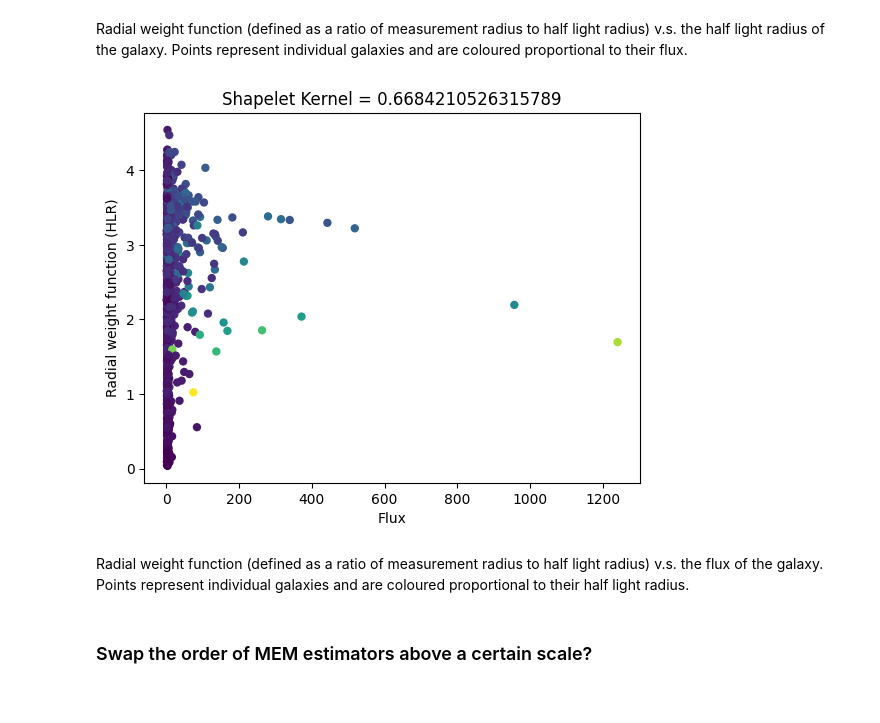
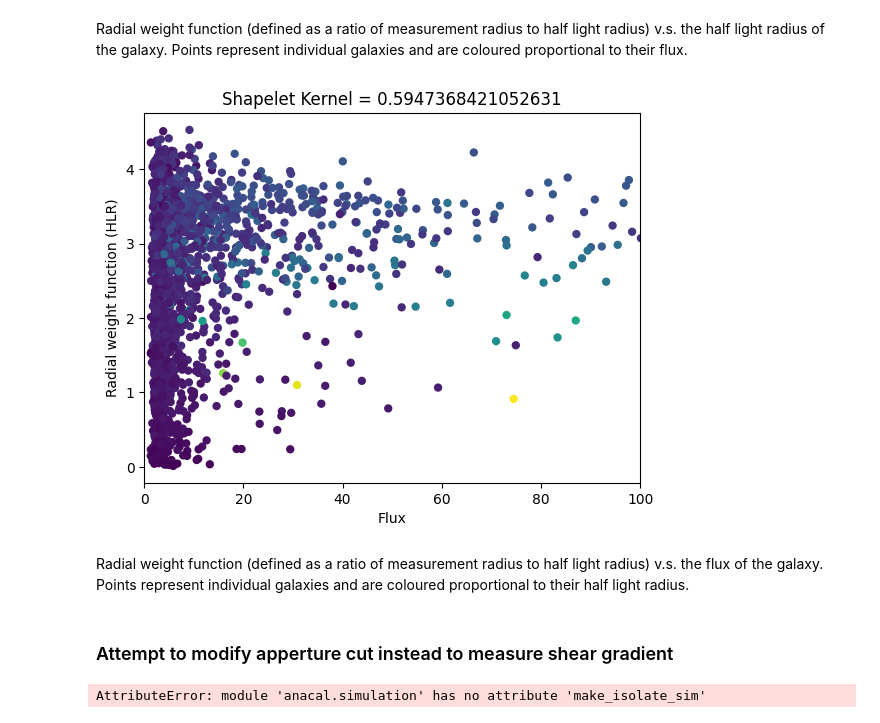
Before and after one commit to CMacM/FPFS-project, a Jupyter notebook: radial_weight_function_testing.ipynb, the cells around one changed output. Saved outputs shown, nothing was run; the diff lists cells and outputs as text; code cells hidden in the pictures.

```diff
--- a/radial_weight_function_testing.ipynb
+++ b/radial_weight_function_testing.ipynb
@@ -100,3 +134,6 @@ seeing = 0.67
 psf = galsim.Moffat(beta=3.5, fwhm=seeing, trunc=seeing*4)
 rcut = 16
 psf_data = psf.shift(0.5*scale, 0.5*scale).drawImage(nx=nn, ny=nn, scale=scale, method='auto')
+rpp = psf.scale_radius
+beta_max = 0.99*rpp
+print(0.4*2.3, 0.67)
@@ -103,6 +142,6 @@ psf_data = psf.shift(0.5*scale, 0.5*scale).drawImage(nx=nn, ny=nn, scale=scale,
 # %%
 # FPFS measurement function
-def test_kernel_size(sigma_arcsec, psf_arr, gal_scene, scale, nx, ny, rcut, true_shear=None):
+def test_kernel_size(sigma_arcsec, psf_arr, gal_scene, scale, nx, ny, true_shear=None, get_mms=False):
 
     # initialize FPFS shear measurement task
     fpTask = fpfs.image.measure_source(psf_arr, sigma_arcsec=sigma_arcsec, pix_scale=scale)
@@ -128,6 +167,23 @@ def test_kernel_size(sigma_arcsec, psf_arr, gal_scene, scale, nx, ny, rcut, true
 
     if true_shear is not None:
         m_bias = abs(shear - true_shear)/true_shear
-        return coords, shear, m_bias, ells
+        if get_mms:
+            return coords, shear, m_bias, ells, mms
+        else:
+            return coords, shear, m_bias, ells
 
-    return coords, shear, ells
+    if get_mms:
+        return coords, shear, ells, mms
+    else:
+        return coords, shear, ells
+# %%
+coords, shear, ells, mms = test_kernel_size(
+                            0.5,
+                            psf_data.array,
+                            gal_scene,
+                            scale,
+                            nn,
+                            nn,
+                            true_shear=None,
+                            get_mms=True
+                        )
@@ -134,10 +198,11 @@ def test_kernel_size(sigma_arcsec, psf_arr, gal_scene, scale, nx, ny, rcut, true
 # %%
-kernels = np.linspace(0.3, 1.0, 20)
+kernels = np.linspace(0.3, beta_max, 20)
 rwfs = np.zeros((len(kernels), ngals))
 sample_shears = np.zeros((len(kernels)))
 larger_shears = np.zeros((len(kernels)))
 smaller_shears = np.zeros((len(kernels)))
-
+per_gal_shears = np.zeros((len(kernels), ngals))
+per_gal_resp = np.zeros((len(kernels), ngals))
 for i in trange(len(kernels)):
     coords, shear, ells = test_kernel_size(
                                 kernels[i],
@@ -145,8 +210,7 @@ for i in trange(len(kernels)):
                                 gal_scene,
                                 scale,
                                 nn,
-                                nn,
-                                rcut,
+                                nn
                             )
 
     sample_shears[i] = shear
@@ -155,7 +219,7 @@ for i in trange(len(kernels)):
     Sgal_shear = []
     Lgal_resp = []
     Sgal_resp = []
-    hlr_cut = 0.5
+    hlr_cut = seeing
     for j in range(ngals):
         max_ind = 4*(j+1)
         min_ind = j*4
@@ -168,10 +232,13 @@ for i in trange(len(kernels)):
         else:
             Sgal_shear.append(shear)
             Sgal_resp.append(resp)
+        per_gal_shears[i,j] = shear
+        per_gal_resp[i,j] = resp
 
         shear /= resp
         a_rwf = galsim.Shear(g1=shear).e1
         rwfs[i,j] = (a_rwf / a_ia) ** (1/b_ia)
 
+
     larger_shears[i] = np.average(Lgal_shear) / np.average(Lgal_resp)
     smaller_shears[i] = np.average(Sgal_shear) / np.average(Sgal_resp)
@@ -246,13 +449,37 @@ Radial weight function (defined as a ratio of measurement radius to half light r
 # %%
 plt.figure()
 plt.title('Shapelet Kernel = {}'.format(kernels[i]))
 plt.scatter(fluxes, rwfs[i,:], lw=0, marker='o', c=hlrs, cmap='viridis')
+plt.xlim(0, 100)
 plt.xlabel('Flux')
 plt.ylabel('Radial weight function (HLR)')
 plt.savefig('plots/rwf_vs_flux.png')
 # %% [output]
-[figure, old version]
+[figure, new version]
 # %% [markdown]
 Radial weight function (defined as a ratio of measurement radius to half light radius) v.s. the flux of the galaxy. Points represent individual galaxies and are coloured proportional to their half light radius.
-# %% [markdown]
-### Swap the order of MEM estimators above a certain scale?
+# %% [markdown]
+### Attempt to modify apperture cut instead to measure shear gradient
+# %%
+
+# define the method used for shear estimation
+method_obj = anacal.dtype.FPFSMethod(
+    sigma_as=0.5,        # smoothing scale for shape estimation
+    sigma_det=0.5,       # smoothing scale for detection
+    rcut=32,             # radius of the stamp
+    nnord=4,             # order of shapelets
+    noise_rev=False,     # whether do noise bias correction
+)
+cat_obj = anacal.process.process_image(data_obj, method_obj)
+# test the wrapped impt.FPFS function
+
+outcome = anacal.process.measure_shear(cat_obj, method_obj)
+shear1 = np.sum(outcome[:, 0]) / np.sum(outcome[:, 1])
+print("input g1 is %.5f" % shear_value)
+print("measured g1 is %.5f" % shear1)
+
+shear2 = np.sum(outcome[:, 2]) / np.sum(outcome[:, 3])
+print("input g2 is 0.")
+print("measured g2 is %.5f" % shear2)
+# %% [output]
+AttributeError: module 'anacal.simulation' has no attribute 'make_isolate_sim'
```
Also changed, not shown: parts of 33 cells of this notebook, 14 other files.
